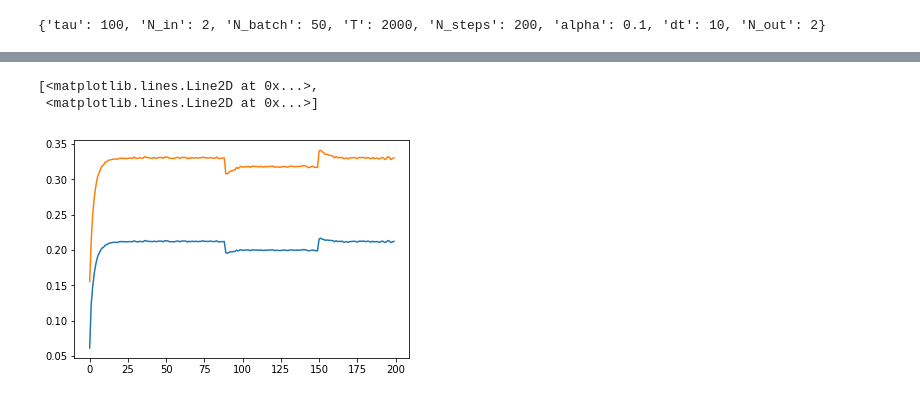
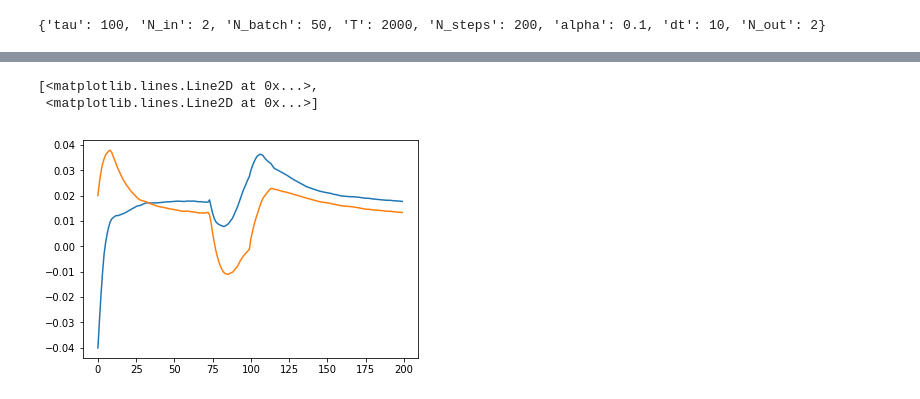
Before and after one commit to dbehrlich/sisyphus2, a Jupyter notebook: notebooks/RDM.ipynb, the cells around one changed output, grey strips where cells are left out. Drawn from its saved outputs; the diff is of its cells as text; code cells hidden in the pictures.

```diff
--- a/notebooks/RDM.ipynb
+++ b/notebooks/RDM.ipynb
@@ -12,5 +18,5 @@ define params globally first before passing to RDM, mess w/ model params and exp
 # %%
-rdm = rd.RDM(N_in = 2, N_out = 2, dt = 10, tau = 100, T = 2000, N_batch = 50)
+rdm = rd.RDM(dt = dt, tau = tau, T = T, N_batch = N_batch)
 gen = rdm.batch_generator()
 # %%
 params = rdm.__dict__
@@ -18,5 +24,5 @@ print(params)
 # %% [output]
 {'tau': 100, 'N_in': 2, 'N_batch': 50, 'T': 2000, 'N_steps': 200, 'alpha': 0.1, 'dt': 10, 'N_out': 2}
 # %%
-params['name'] = 'basicModel'
-params['N_rec'] = 50
+params['name'] = name
+params['N_rec'] = N_rec
@@ -28,0 +29,2 @@ lstmModel.build()
+# %%
+basicModel = Basic(params)
@@ -29,6 +33,5 @@ lstmModel.build()
 # %%
-#basicModel.train(gen, {'save_weights_path': '../weights/refactor_weights.npz', 'training_iters': 500})
-lstmModel.train(gen, {'save_weights_path': '../weights/refactor_weights.npz', 'training_iters': 500})
+basicModel.train(gen, {'save_weights_path': '../weights/refactor_weights.npz', 'training_iters': 500})
 # %% [output]
 WARNING:tensorflow:From /Users/jasminestone/anaconda2/envs/py27tensorflow/lib/python2.7/site-packages/tensorflow/python/ops/clip_ops.py:113: calling reduce_sum (from tensorflow.python.ops.math_ops) wi ...
 Instructions for updating:
@@ -47,6 +50,6 @@ plt.plot(x[0,:,:])
 # %%
-plt.plot(lstmModel.test(x)[0][0,:,:])#basicModel.test(x)[0][0,:,:])
+plt.plot(basicModel.test(x)[0][0,:,:])
 # %% [output]
 [<matplotlib.lines.Line2D at 0x...>,
  <matplotlib.lines.Line2D at 0x...>]
-[figure, old version]
+[figure, new version]
```
Also changed, not shown: parts of 9 cells of this notebook, 2 other files.
